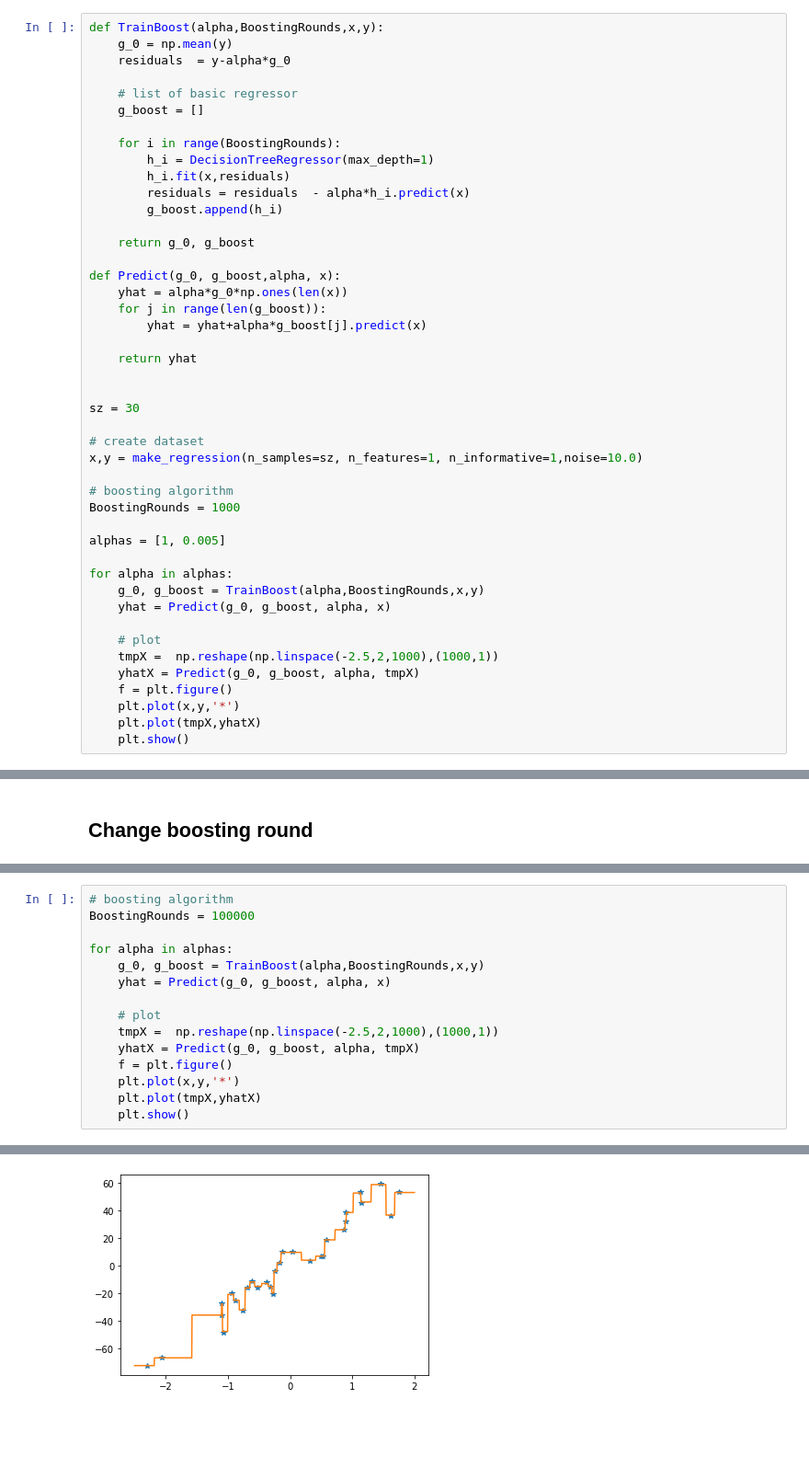
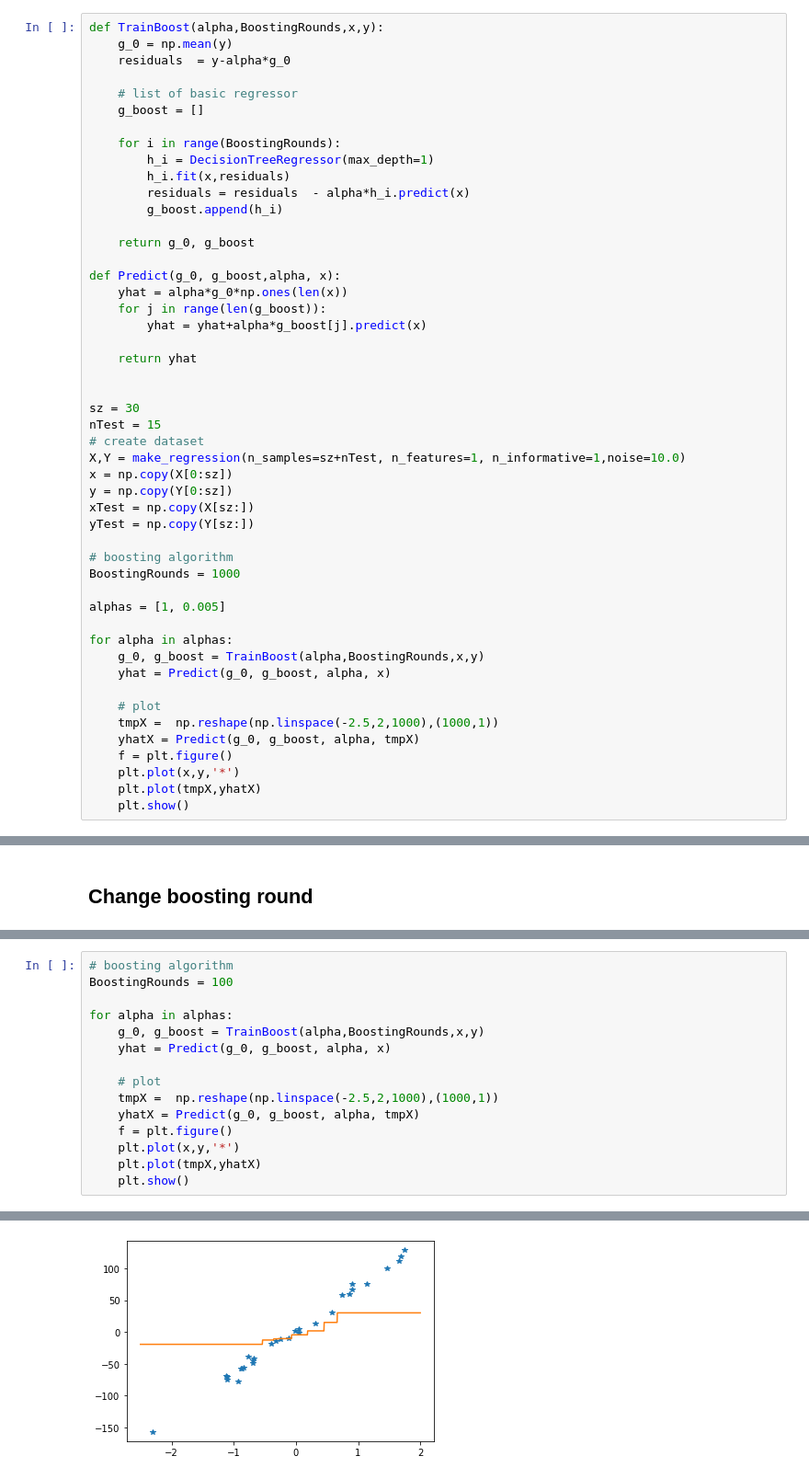
Before and after one commit to gnitnaw/Programs, a Jupyter notebook: Chapter8/RegressionBoosting.ipynb, the cells around one changed output, grey strips where cells are left out. Shown at 92% size. Drawn from its saved outputs; the diff is of its cells as text; blank space fills up the shorter version.

```diff
--- a/Chapter8/RegressionBoosting.ipynb
+++ b/Chapter8/RegressionBoosting.ipynb
@@ -47,9 +48,13 @@ def Predict(g_0, g_boost,alpha, x):
 
 
 sz = 30
-
+nTest = 15
 # create dataset
-x,y = make_regression(n_samples=sz, n_features=1, n_informative=1,noise=10.0)
+X,Y = make_regression(n_samples=sz+nTest, n_features=1, n_informative=1,noise=10.0)
+x = np.copy(X[0:sz])
+y = np.copy(Y[0:sz])
+xTest = np.copy(X[sz:])
+yTest = np.copy(Y[sz:])
 
 # boosting algorithm
 BoostingRounds = 1000
@@ -93,6 +98,6 @@ for alpha in alphas:
 # %%
 # boosting algorithm
-BoostingRounds = 100000
+BoostingRounds = 100
 
 for alpha in alphas:
     g_0, g_boost = TrainBoost(alpha,BoostingRounds,x,y)
@@ -110 +115 @@ for alpha in alphas:
-[figure, old version]
+[figure, new version]
```
Also changed, not shown: parts of 6 cells of this notebook.
